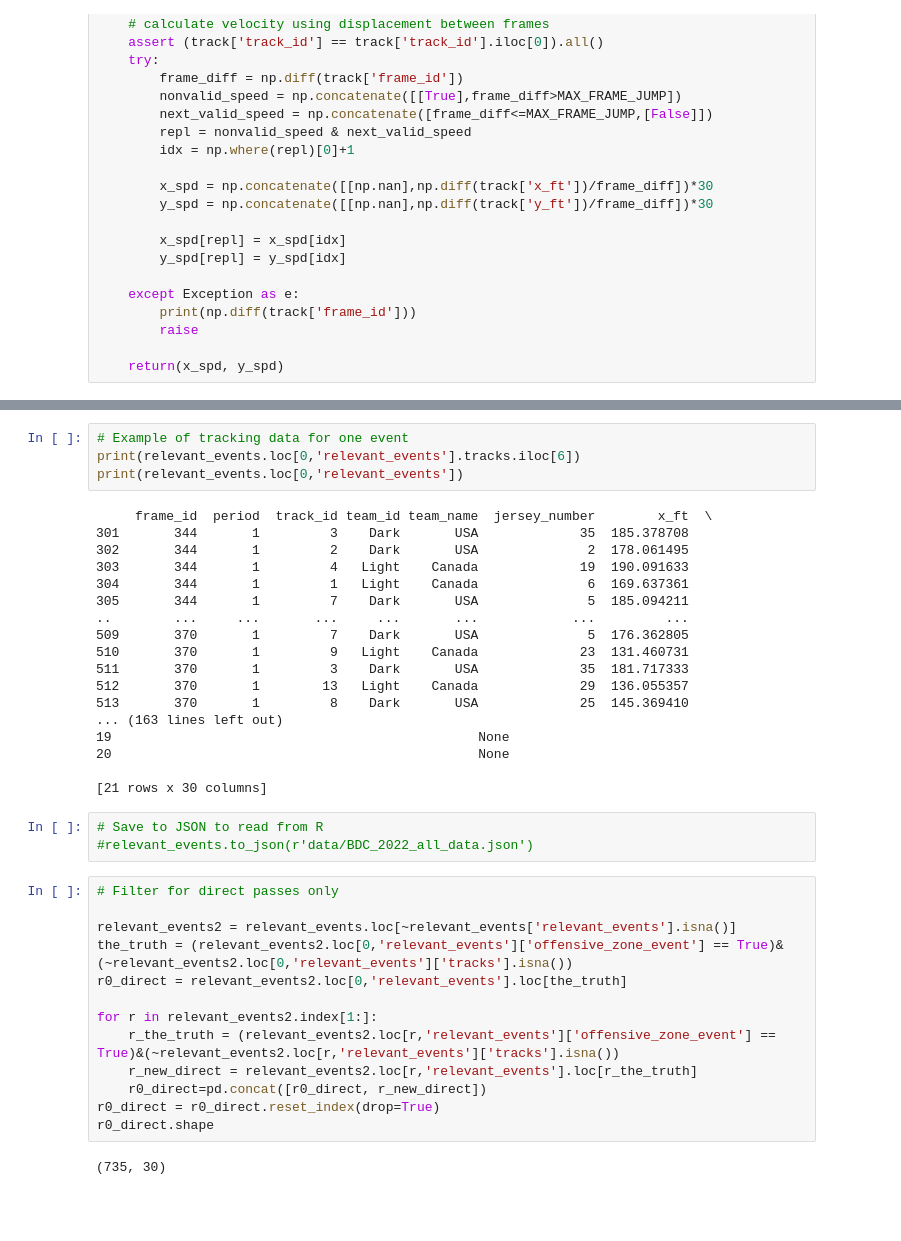
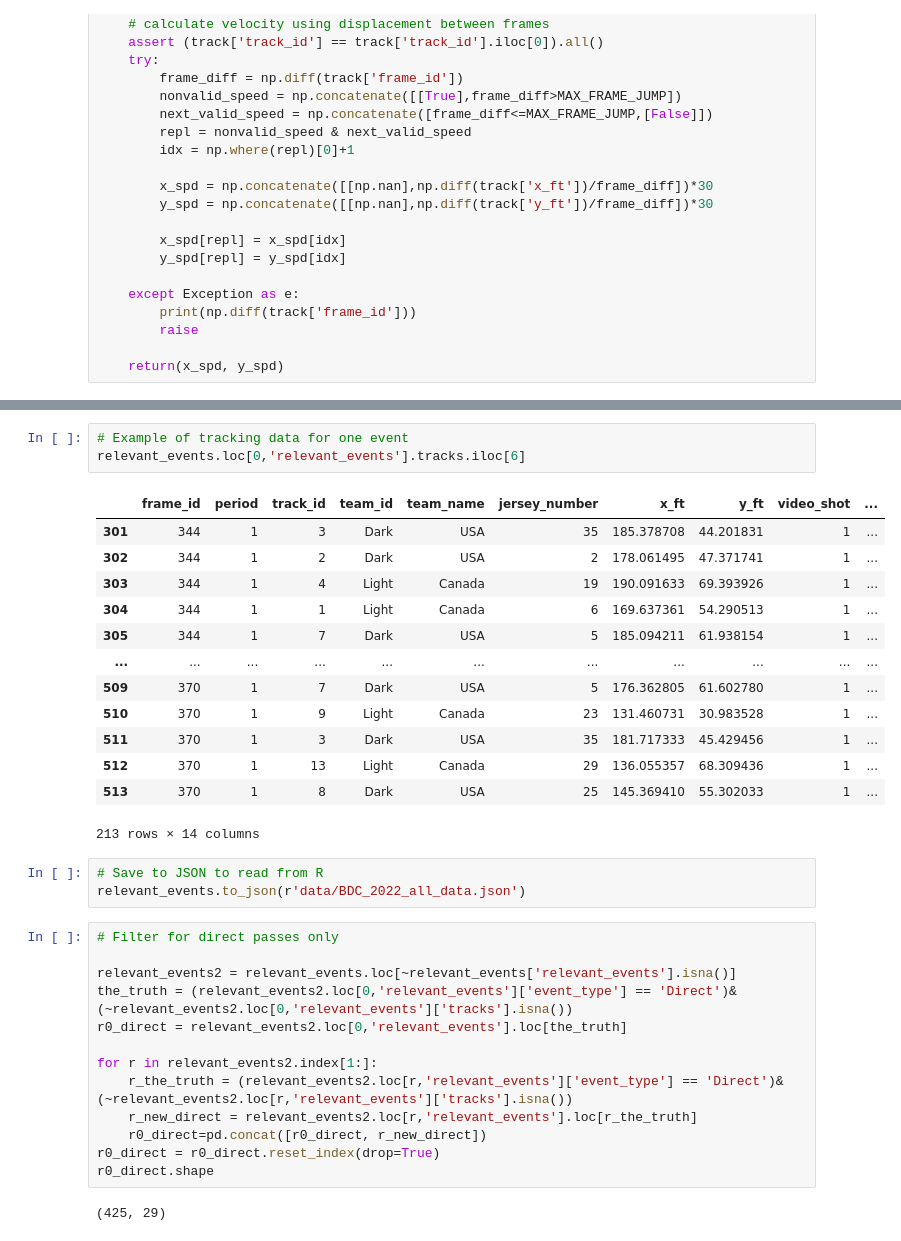
Before and after one commit to nguyenank/bdc22-mst, a Jupyter notebook: Passing Analysis/code/data_manipulation/Data_Clean.ipynb, the cells around one changed output, grey strips where cells are left out. Drawn from its saved outputs; the diff is of its cells as text; blank space fills up the shorter version.

Commit message:
Fixed original passing analysis data cleaning file

```diff
--- a/Passing Analysis/code/data_manipulation/Data_Clean.ipynb
+++ b/Passing Analysis/code/data_manipulation/Data_Clean.ipynb
@@ -280,43 +212,38 @@ data\2022-02-16 Switzerland at Finland\2022-02-16 Switzerland at Finland P3 PP8.
 | 4 | 2022-02-08 Canada at USA | 5 | 1690 | 1927 | 2 | 2 | ... |
 # %%
 # Example of tracking data for one event
-print(relevant_events.loc[0,'relevant_events'].tracks.iloc[6])
-print(relevant_events.loc[0,'relevant_events'])
+relevant_events.loc[0,'relevant_events'].tracks.iloc[6]
 # %% [output]
+|  | frame_id | period | track_id | team_id | team_name | jersey_number | x_ft | y_ft | video_shot | ... |
+| 301 | 344 | 1 | 3 | Dark | USA | 35 | 185.378708 | 44.201831 | 1 | ... |
+| 302 | 344 | 1 | 2 | Dark | USA | 2 | 178.061495 | 47.371741 | 1 | ... |
+| 303 | 344 | 1 | 4 | Light | Canada | 19 | 190.091633 | 69.393926 | 1 | ... |
+| 304 | 344 | 1 | 1 | Light | Canada | 6 | 169.637361 | 54.290513 | 1 | ... |
+| 305 | 344 | 1 | 7 | Dark | USA | 5 | 185.094211 | 61.938154 | 1 | ... |
+| ... | ... | ... | ... | ... | ... | ... | ... | ... | ... | ... |
+| 509 | 370 | 1 | 7 | Dark | USA | 5 | 176.362805 | 61.602780 | 1 | ... |
+| 510 | 370 | 1 | 9 | Light | Canada | 23 | 131.460731 | 30.983528 | 1 | ... |
+| 511 | 370 | 1 | 3 | Dark | USA | 35 | 181.717333 | 45.429456 | 1 | ... |
+| 512 | 370 | 1 | 13 | Light | Canada | 29 | 136.055357 | 68.309436 | 1 | ... |
+| 513 | 370 | 1 | 8 | Dark | USA | 25 | 145.369410 | 55.302033 | 1 | ... |
-     frame_id  period  track_id team_id team_name  jersey_number        x_ft  \
-301       344       1         3    Dark       USA             35  185.378708
-302       344       1         2    Dark       USA              2  178.061495
-303       344       1         4   Light    Canada             19  190.091633
-304       344       1         1   Light    Canada              6  169.637361
-305       344       1         7    Dark       USA              5  185.094211
-..        ...     ...       ...     ...       ...            ...         ...
-509       370       1         7    Dark       USA              5  176.362805
-510       370       1         9   Light    Canada             23  131.460731
-511       370       1         3    Dark       USA             35  181.717333
-512       370       1        13   Light    Canada             29  136.055357
-513       370       1         8    Dark       USA             25  145.369410
-... (163 lines left out)
-19                                               None
-20                                               None
-
-[21 rows x 30 columns]
+213 rows × 14 columns
 # %%
 # Save to JSON to read from R
-#relevant_events.to_json(r'data/BDC_2022_all_data.json')
+relevant_events.to_json(r'data/BDC_2022_all_data.json')
 # %%
 # Filter for direct passes only
 
 relevant_events2 = relevant_events.loc[~relevant_events['relevant_events'].isna()]
-the_truth = (relevant_events2.loc[0,'relevant_events']['offensive_zone_event'] == True)&(~relevant_events2.loc[0,'relevant_events']['tracks'].isna())
+the_truth = (relevant_events2.loc[0,'relevant_events']['event_type'] == 'Direct')&(~relevant_events2.loc[0,'relevant_events']['tracks'].isna())
 r0_direct = relevant_events2.loc[0,'relevant_events'].loc[the_truth]
 
 for r in relevant_events2.index[1:]:
-    r_the_truth = (relevant_events2.loc[r,'relevant_events']['offensive_zone_event'] == True)&(~relevant_events2.loc[r,'relevant_events']['tracks'].isna())
+    r_the_truth = (relevant_events2.loc[r,'relevant_events']['event_type'] == 'Direct')&(~relevant_events2.loc[r,'relevant_events']['tracks'].isna())
     r_new_direct = relevant_events2.loc[r,'relevant_events'].loc[r_the_truth]
     r0_direct=pd.concat([r0_direct, r_new_direct])
 r0_direct = r0_direct.reset_index(drop=True)
 r0_direct.shape
 # %% [output]
-(735, 30)
+(425, 29)
 # %%
 # Save direct passes to R to read later
```
Also changed, not shown: parts of 10 cells of this notebook.
